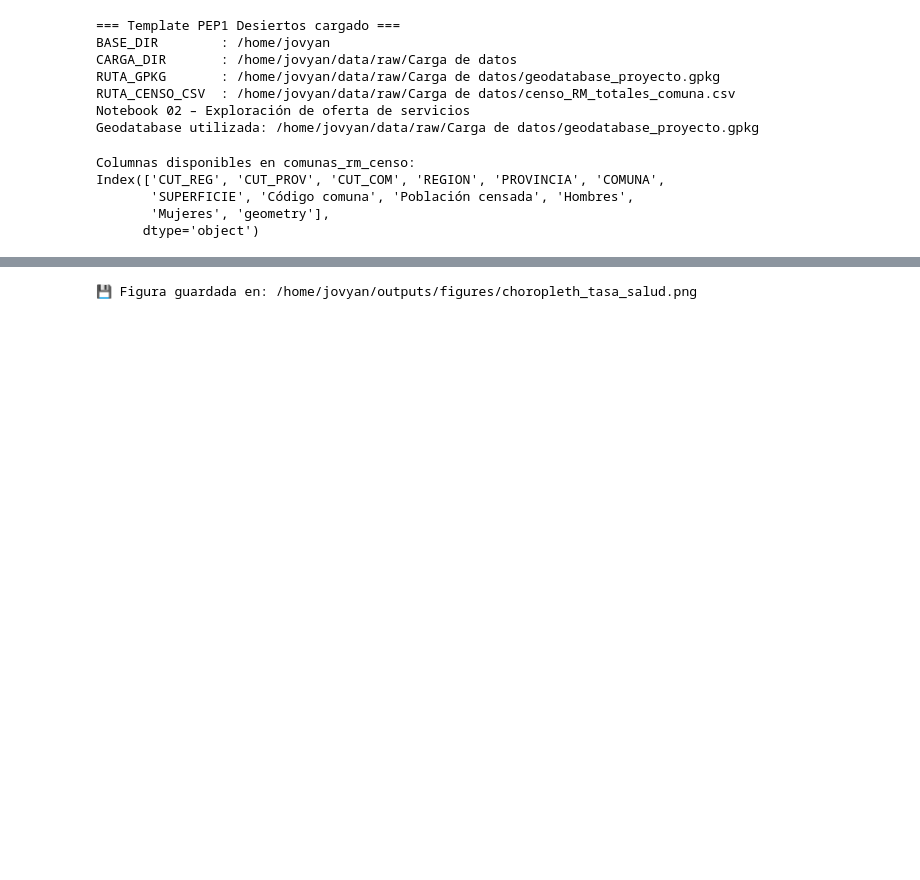
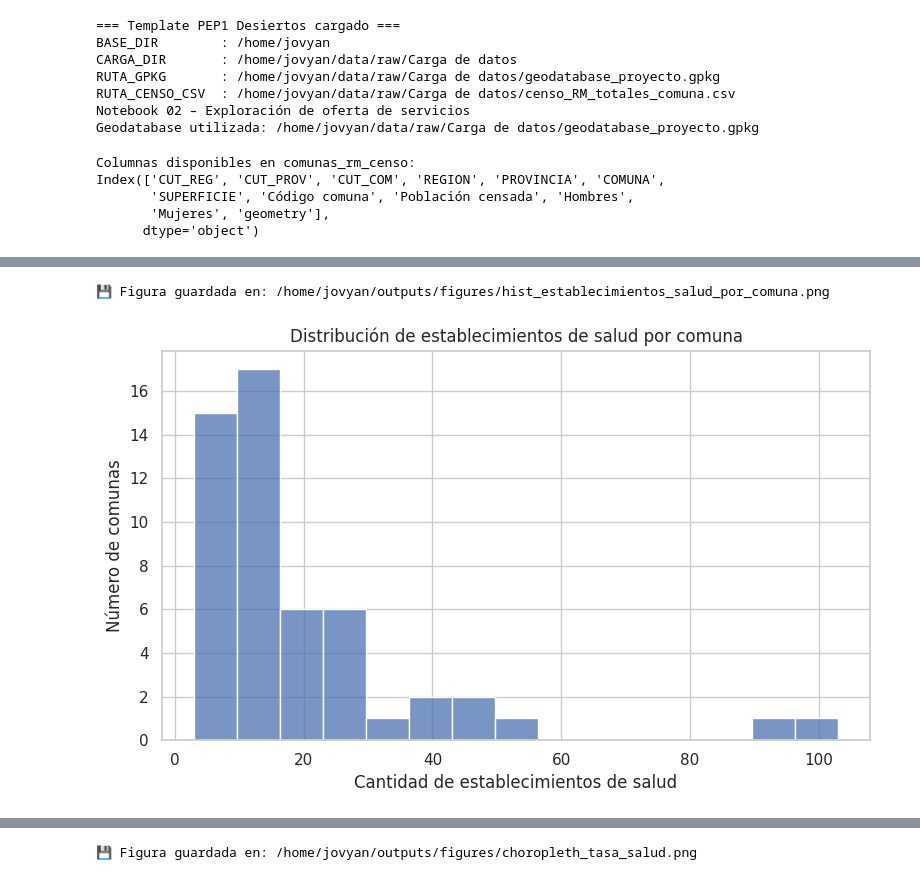
Before and after one commit to diegovaldes23/geoinformatica-proyecto, a Jupyter notebook: proyecto/notebooks/02_exploratory_analysis.ipynb, the cells around one changed output, grey strips where cells are left out. Drawn from its saved outputs; the diff is of its cells as text; code cells hidden in the pictures; blank space fills up the shorter version.

Commit message:
remove and add : notebook 2 with new graphics

```diff
--- a/proyecto/notebooks/02_exploratory_analysis.ipynb
+++ b/proyecto/notebooks/02_exploratory_analysis.ipynb
@@ -197,20 +187,19 @@ print(indicadores)
 # %%
-# Celda 5: comunas con menor oferta relativa
+# Celda 5: preparación de tabla base para gráficos estadísticos
 
-columnas_tasa_resumen = [
-    "tasa_establecimientos_salud_x10k",
-    "tasa_establecimientos_educacion_x10k",
-    "tasa_establecimientos_educacion_superior_x10k",
-    "tasa_osm_supermercados_x10k",
+cols_graficos = [
+    "comuna",
+    "poblacion",
+    "conteo_establecimientos_salud",
+    "conteo_establecimientos_educacion",
+    "conteo_establecimientos_educacion_superior",
+    "conteo_osm_supermercados",
 ]
 
-resumen = indicadores[["comuna", "poblacion"] + columnas_tasa_resumen].copy()
+# Filtrar solo las columnas que existan (por seguridad)
+cols_existentes = [c for c in cols_graficos if c in indicadores.columns]
+df_stats = indicadores[cols_existentes].copy()
 
-# Ejemplo: menores tasas de supermercados
-resumen_supermercados_bajo = resumen.sort_values(
-    "tasa_osm_supermercados_x10k"
-).head(10)
-
-print("Comunas con menor tasa de supermercados por 10.000 habitantes:")
-resumen_supermercados_bajo
+print("Columnas disponibles para gráficos estadísticos:")
+print(df_stats.columns)
 # %% [output]
@@ -228,0 +212,19 @@ Comunas con menor tasa de supermercados por 10.000 habitantes:
+# %%
+# Celda 6: histograma de establecimientos de salud por comuna
+
+fig, ax = plt.subplots(figsize=(8, 5))
+
+if "conteo_establecimientos_salud" in df_stats.columns:
+    sns.histplot(df_stats["conteo_establecimientos_salud"], bins=15, kde=False, ax=ax)
+    ax.set_title("Distribución de establecimientos de salud por comuna")
+    ax.set_xlabel("Cantidad de establecimientos de salud")
+    ax.set_ylabel("Número de comunas")
+    plt.tight_layout()
+    save_figure(fig, "hist_establecimientos_salud_por_comuna")
+else:
+    ax.text(0.5, 0.5, "No se encontró la columna conteo_establecimientos_salud",
+            ha="center", va="center", transform=ax.transAxes)
+plt.show()
+# %% [output]
+💾 Figura guardada en: /home/jovyan/outputs/figures/hist_establecimientos_salud_por_comuna.png
+[figure, added]
```
Also changed, not shown: parts of 12 cells of this notebook.
